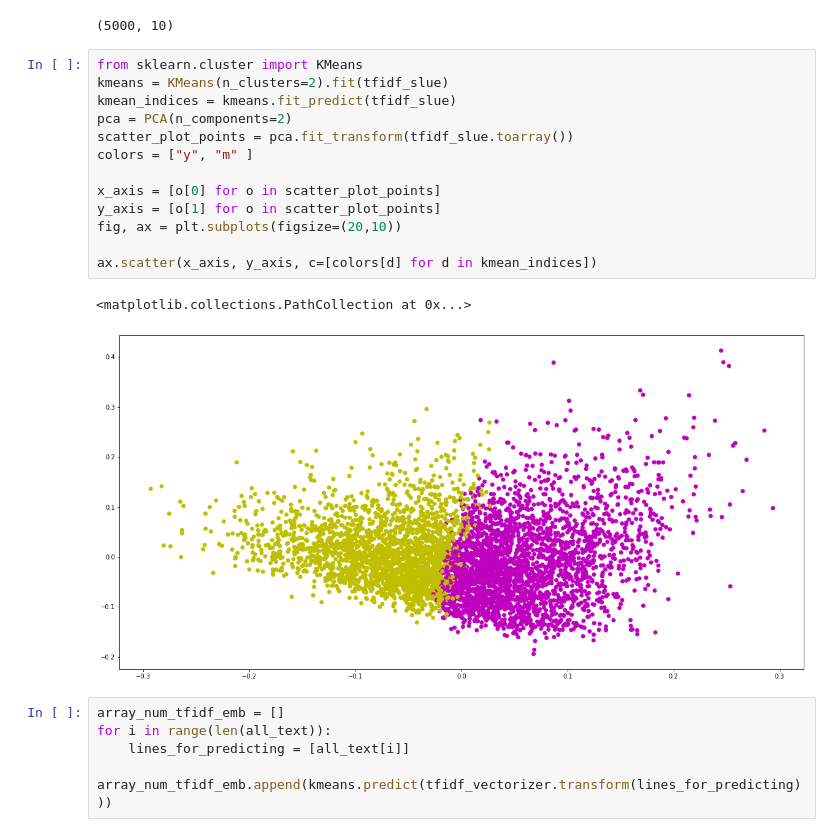
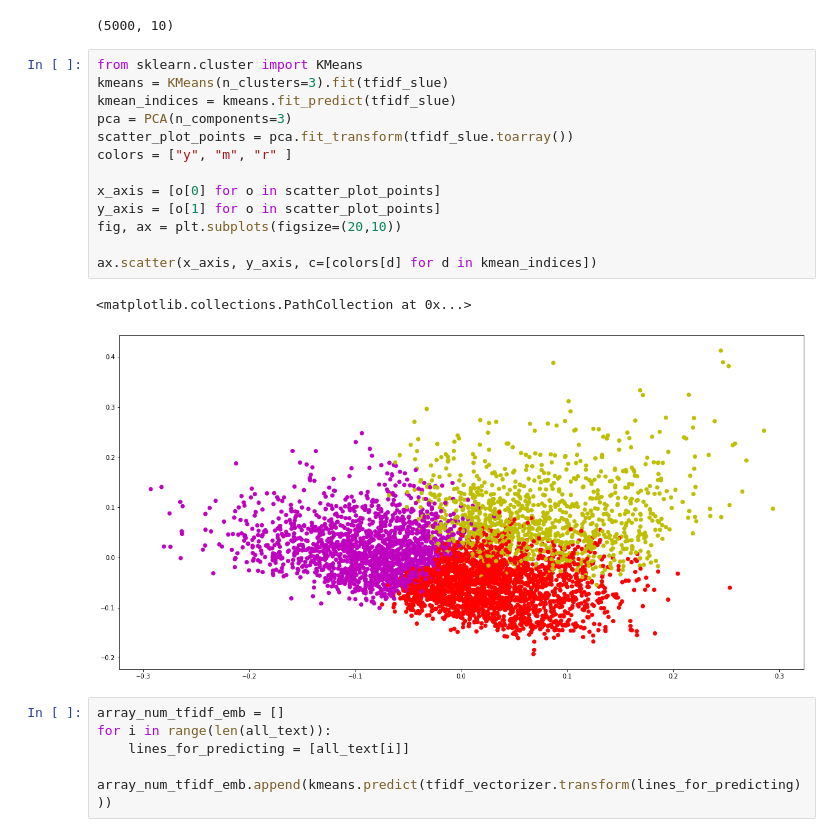
Before and after one commit to IlyaZelinskiy/Wav2vec_CFT_SHIFT_LAB, a Jupyter notebook: ASR_datasets.ipynb, the cells around one changed output. Saved outputs shown, nothing was run; the diff lists cells and outputs as text.

```diff
--- a/ASR_datasets.ipynb
+++ b/ASR_datasets.ipynb
@@ -140,20 +150,20 @@ embeddings_slue.shape
 (5000, 10)
 # %%
 from sklearn.cluster import KMeans
-kmeans = KMeans(n_clusters=2).fit(tfidf_slue)
+kmeans = KMeans(n_clusters=3).fit(tfidf_slue)
 kmean_indices = kmeans.fit_predict(tfidf_slue)
-pca = PCA(n_components=2)
+pca = PCA(n_components=3)
 scatter_plot_points = pca.fit_transform(tfidf_slue.toarray())
-colors = ["y", "m" ]
+colors = ["y", "m", "r" ]
 
 x_axis = [o[0] for o in scatter_plot_points]
 y_axis = [o[1] for o in scatter_plot_points]
 fig, ax = plt.subplots(figsize=(20,10))
 
 ax.scatter(x_axis, y_axis, c=[colors[d] for d in kmean_indices])
 # %% [output]
 <matplotlib.collections.PathCollection at 0x...>
-[figure, old version]
+[figure, new version]
 # %%
 array_num_tfidf_emb = []
 for i in range(len(all_text)):
```
Also changed, not shown: parts of 21 cells of this notebook.
